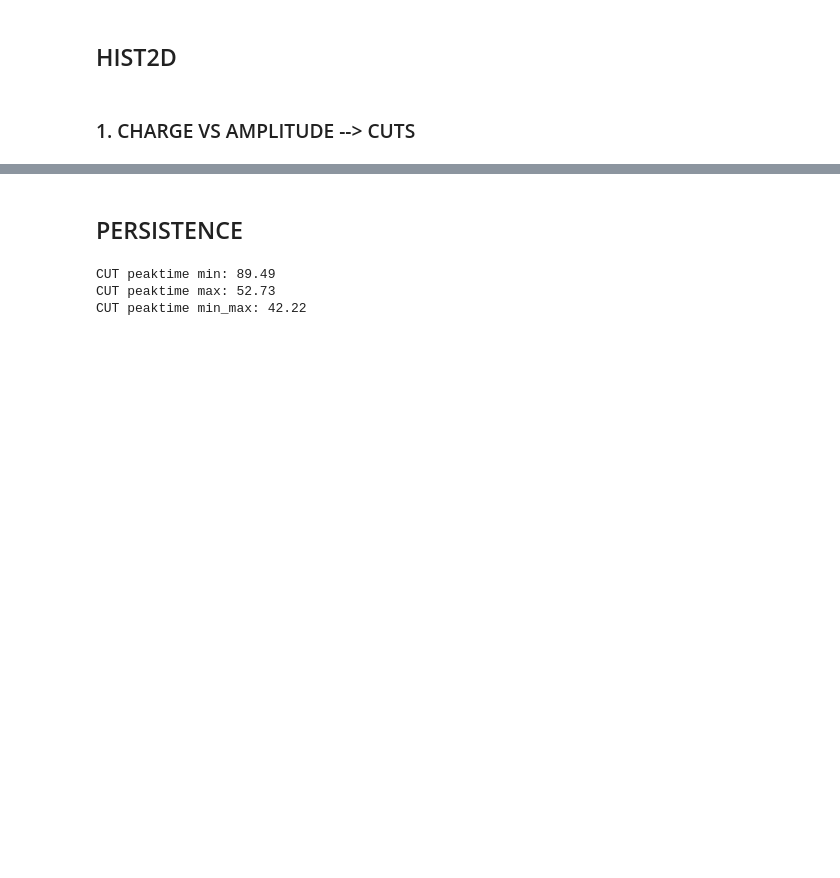
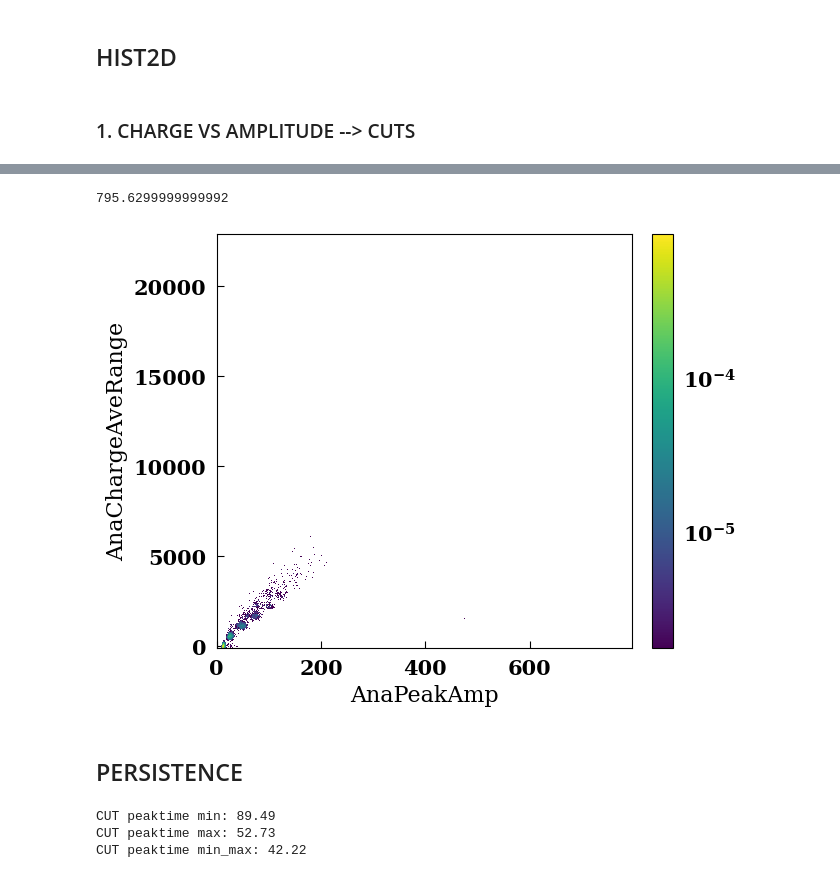
Before and after one commit to CIEMAT-Neutrino/SCINT, a Jupyter notebook: 00TUTORIAL/pruebas_analysis.ipynb, the cells around one changed output, grey strips where cells are left out. Saved outputs shown, nothing was run; the diff lists cells and outputs as text; code cells hidden in the pictures; blank space fills up the shorter version.

```diff
--- a/00TUTORIAL/pruebas_analysis.ipynb
+++ b/00TUTORIAL/pruebas_analysis.ipynb
@@ -157,3 +155,24 @@ for c,ch in enumerate(channels):
+# %%
+%matplotlib inline
+
+RUN2PLOT = "CALIB_RUNS"; ch = 0
+xvar = "AnaPeakAmp"
+yvar = "AnaChargeAveRange"
+for c,ch in enumerate(channels):
+    plt.figure()
+    plt.hist2d(runs[RUN2PLOT][runs[RUN2PLOT]["NRun"][0]][ch][xvar],
+               runs[RUN2PLOT][runs[RUN2PLOT]["NRun"][0]][ch][yvar],
+               bins=1000,density=True, cmap = viridis, norm=LogNorm())
+    print(max(runs[RUN2PLOT][runs[RUN2PLOT]["NRun"][0]][ch][xvar]))
+    plt.xlim([0,max(runs[RUN2PLOT][runs[RUN2PLOT]["NRun"][0]][ch][xvar])])
+    plt.ylim([-100,max(runs[RUN2PLOT][runs[RUN2PLOT]["NRun"][0]][ch][yvar])])
+    plt.xlabel(xvar)
+    plt.ylabel(yvar)
+    plt.colorbar()
+    plt.show()
+# %% [output]
+795.6299999999992
+[figure, added]
 # %% [markdown]
 ## PERSISTENCE
 # %%
```
Also changed, not shown: parts of 7 cells of this notebook, 2 other files.
